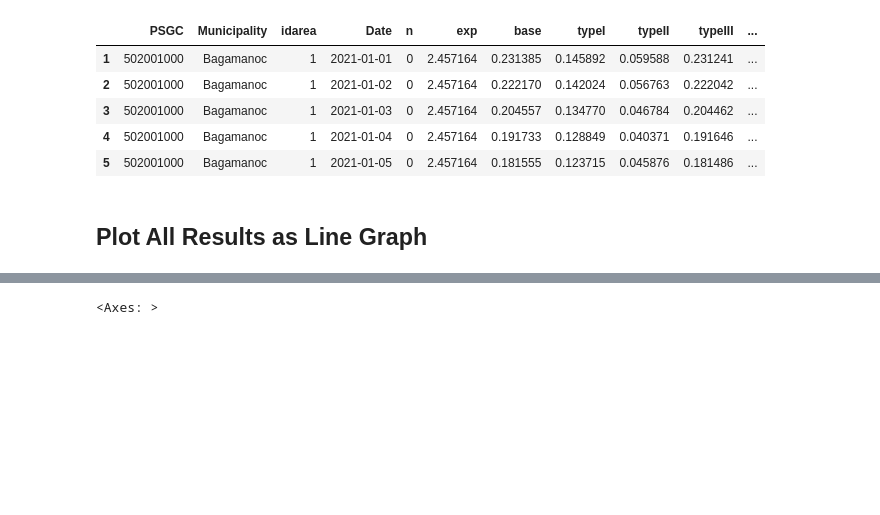
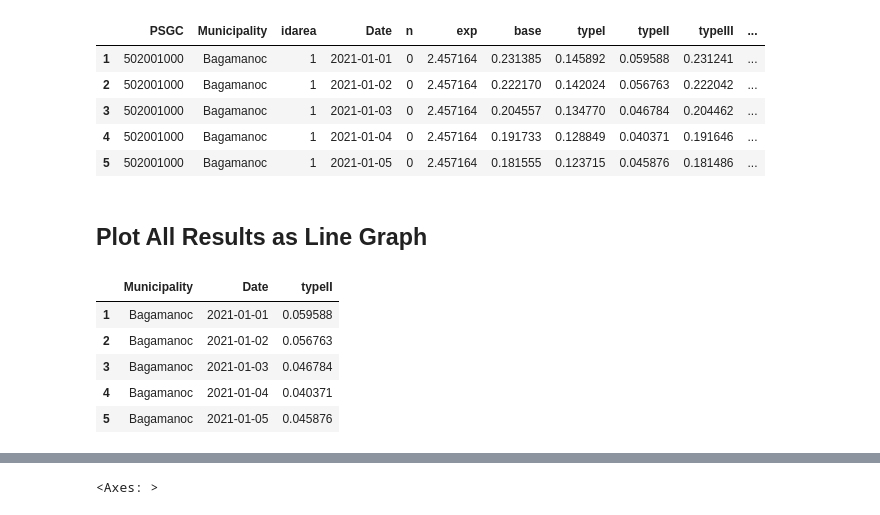
Before and after one commit to dddelacruz/cs198-scl-envi-2425, a Jupyter notebook: 05_data_visualization/results_visualization.ipynb, the cells around one changed output, grey strips where cells are left out. Cells and saved outputs as stored; diff of their text form; code cells hidden in the pictures; blank space fills up the shorter version.

```diff
--- a/05_data_visualization/results_visualization.ipynb
+++ b/05_data_visualization/results_visualization.ipynb
@@ -1,7 +18,5 @@
 # %%
-import pandas as pd
-
-file = '../04_results/CATANDUANES/01_spatiotemporal/Catanduanes_results.csv'
+file = f'../04_results/{province}/01_spatiotemporal/{province}_results.csv'
 
 results = pd.read_csv(file, index_col="Unnamed: 0")
 
@@ -17,3 +32,11 @@ results.head()
 ## Plot All Results as Line Graph
 # %%
 df_results = results[['Municipality', 'Date', 'typeII']]
+df_results.head()
+# %% [output]
+|  | Municipality | Date | typeII |
+| 1 | Bagamanoc | 2021-01-01 | 0.059588 |
+| 2 | Bagamanoc | 2021-01-02 | 0.056763 |
+| 3 | Bagamanoc | 2021-01-03 | 0.046784 |
+| 4 | Bagamanoc | 2021-01-04 | 0.040371 |
+| 5 | Bagamanoc | 2021-01-05 | 0.045876 |
```
Also changed, not shown: parts of 11 cells of this notebook, 1 other file.
